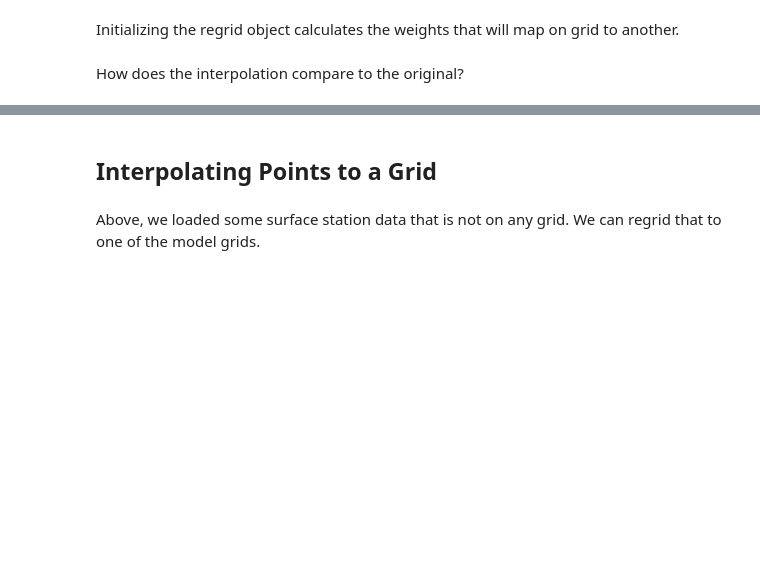
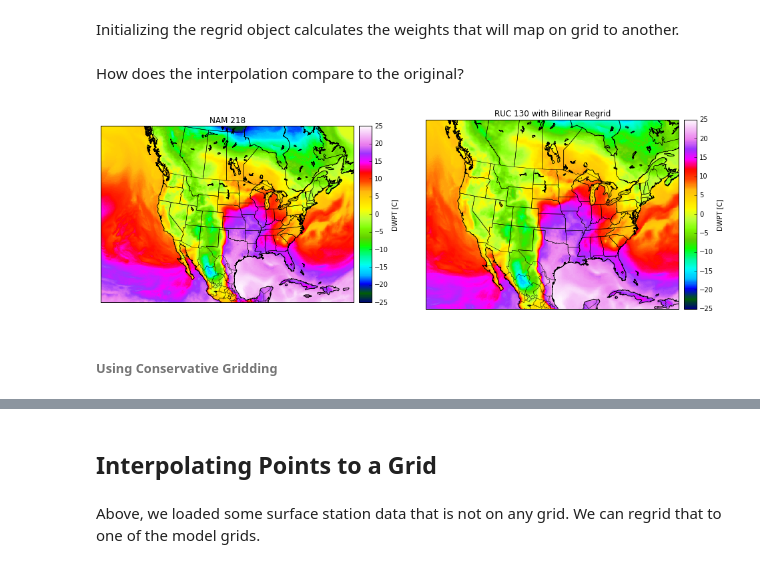
Before and after one commit to nawendt/esmpy-tutorial, a Jupyter notebook: esmpy_tutorial.ipynb, the cells around one changed output, grey strips where cells are left out. Drawn from its saved outputs; the diff is of its cells as text; code cells hidden in the pictures; blank space fills up the shorter version.

Commit message:
Added conservative gridding example
Added a conservative gridding example based on user question. Notebook
cleanup for a few text mistakes.

```diff
--- a/esmpy_tutorial.ipynb
+++ b/esmpy_tutorial.ipynb
@@ -92,7 +101,7 @@ destfield = ESMF.Field(destgrid, name = 'RUC 2 m DEWPOINT')
 # %% [markdown]
 Inserting the data is very simple. We will be using a 2 m dewpoint field (in Celsius) that was taken from the NAM grid.
 # %%
-sourcefield.data[:] = nam['dpc']
+sourcefield.data[...] = nam['dpc']
 # %% [markdown]
 ##### Regrid
 # %% [markdown]
@@ -123,20 +132,24 @@ ruc_x, ruc_y = ruc_m(ruc_lon, ruc_lat)
 # %%
 f2 = plt.figure(2, figsize=(16,9))
 
 s1 = plt.subplot(121)
 s1.set_title('NAM 218')
 nam_m.pcolormesh(nam_x, nam_y, sourcefield.data, cmap = 'gist_ncar', vmax = 25, vmin = -25)
 nam_m.drawstates()
 nam_m.drawcountries()
 nam_m.drawcoastlines()
 ncb = nam_m.colorbar()
 ncb.set_label('DWPT [C]')
 
 s2 = plt.subplot(122)
-s2.set_title('RUC 130')
+s2.set_title('RUC 130 with Bilinear Regrid')
 ruc_m.pcolormesh(ruc_x, ruc_y, destfield.data, cmap = 'gist_ncar', vmax = 25, vmin = -25)
 ruc_m.drawstates()
 ruc_m.drawcountries()
 ruc_m.drawcoastlines()
 rcb = ruc_m.colorbar()
 rcb.set_label('DWPT [C]')
+# %% [output]
+[figure, added]
+# %% [markdown]
+###### Using Conservative Gridding
```
Also changed, not shown: parts of 50 cells of this notebook.
